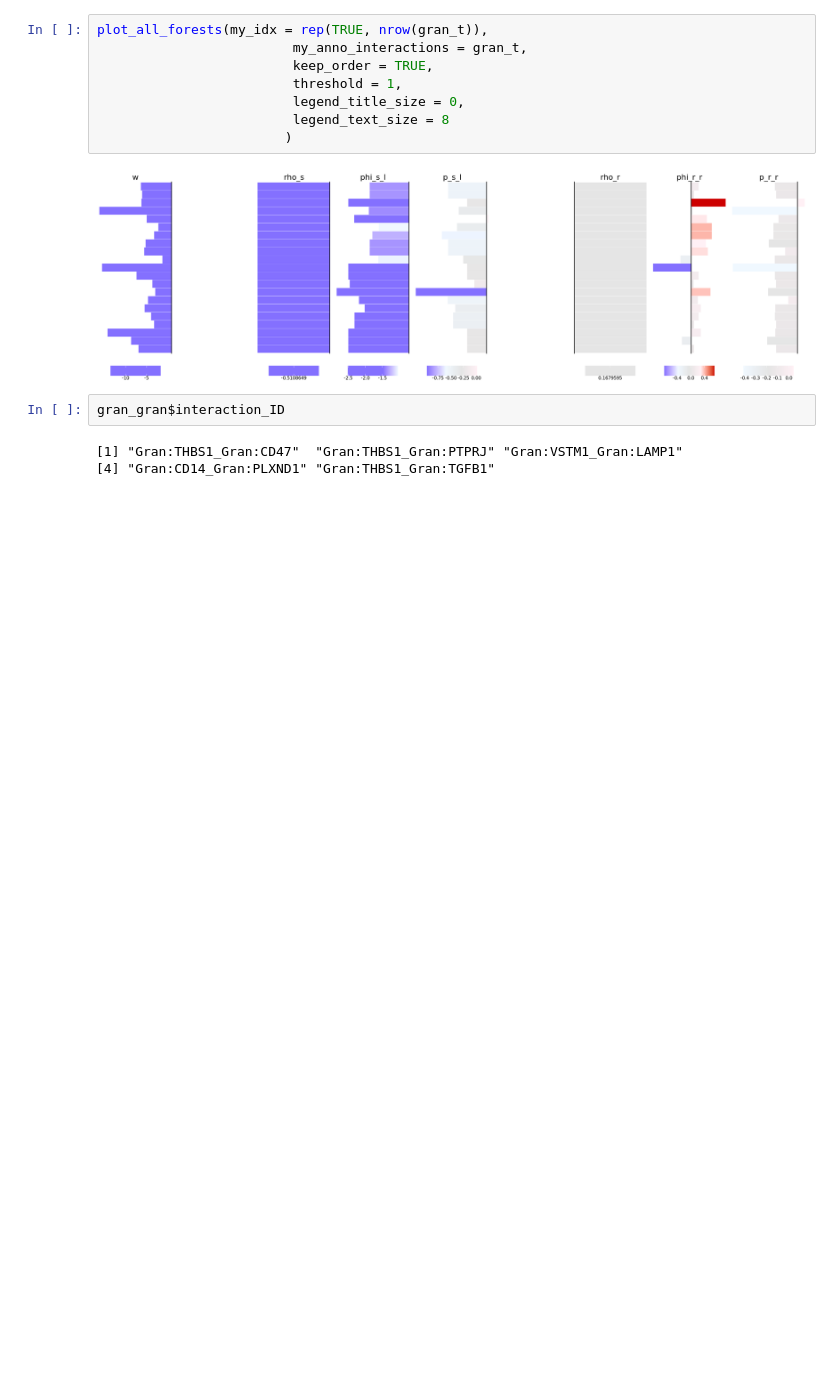
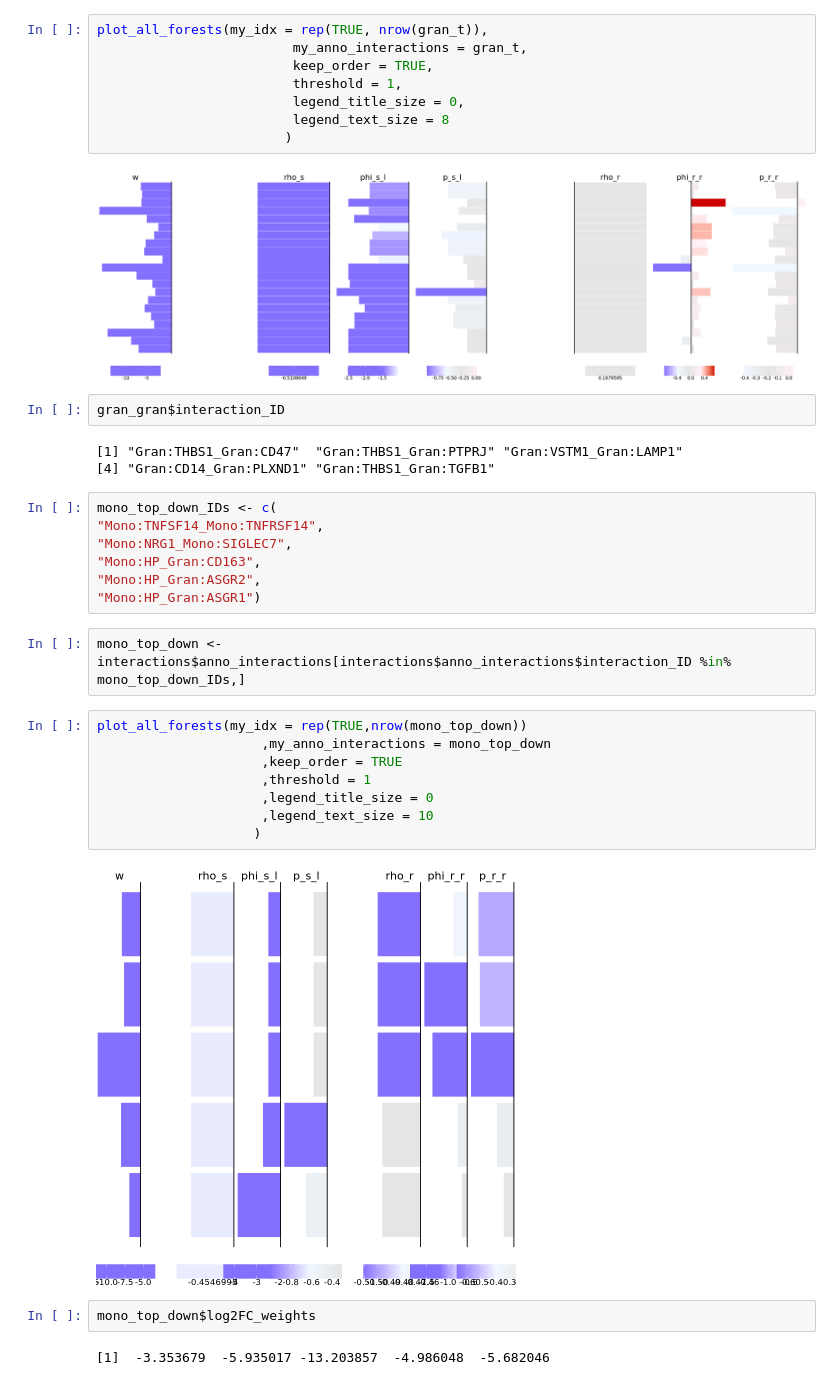
Before and after one commit to SoloveyMaria/community, a Jupyter notebook: docs/showcase_notebooks/Lasry/visualization.ipynb, the cells around one changed output. Drawn from its saved outputs; the diff is of its cells as text; blank space fills up the shorter version.

```diff
--- a/docs/showcase_notebooks/Lasry/visualization.ipynb
+++ b/docs/showcase_notebooks/Lasry/visualization.ipynb
@@ -1009,3 +1009,26 @@ gran_gran$interaction_ID
 # %% [output]
 [1] "Gran:THBS1_Gran:CD47"  "Gran:THBS1_Gran:PTPRJ" "Gran:VSTM1_Gran:LAMP1"
 [4] "Gran:CD14_Gran:PLXND1" "Gran:THBS1_Gran:TGFB1"
+# %%
+mono_top_down_IDs <- c(
+"Mono:TNFSF14_Mono:TNFRSF14",
+"Mono:NRG1_Mono:SIGLEC7",
+"Mono:HP_Gran:CD163",
+"Mono:HP_Gran:ASGR2",
+"Mono:HP_Gran:ASGR1")
+# %%
+mono_top_down <- interactions$anno_interactions[interactions$anno_interactions$interaction_ID %in% mono_top_down_IDs,]
+# %%
+plot_all_forests(my_idx = rep(TRUE,nrow(mono_top_down))
+                     ,my_anno_interactions = mono_top_down
+                     ,keep_order = TRUE
+                     ,threshold = 1
+                     ,legend_title_size = 0
+                     ,legend_text_size = 10
+                    )
+# %% [output]
+[figure, added]
+# %%
+mono_top_down$log2FC_weights
+# %% [output]
+[1]  -3.353679  -5.935017 -13.203857  -4.986048  -5.682046
```
Also changed, not shown: parts of 8 cells of this notebook, 5 other files.
